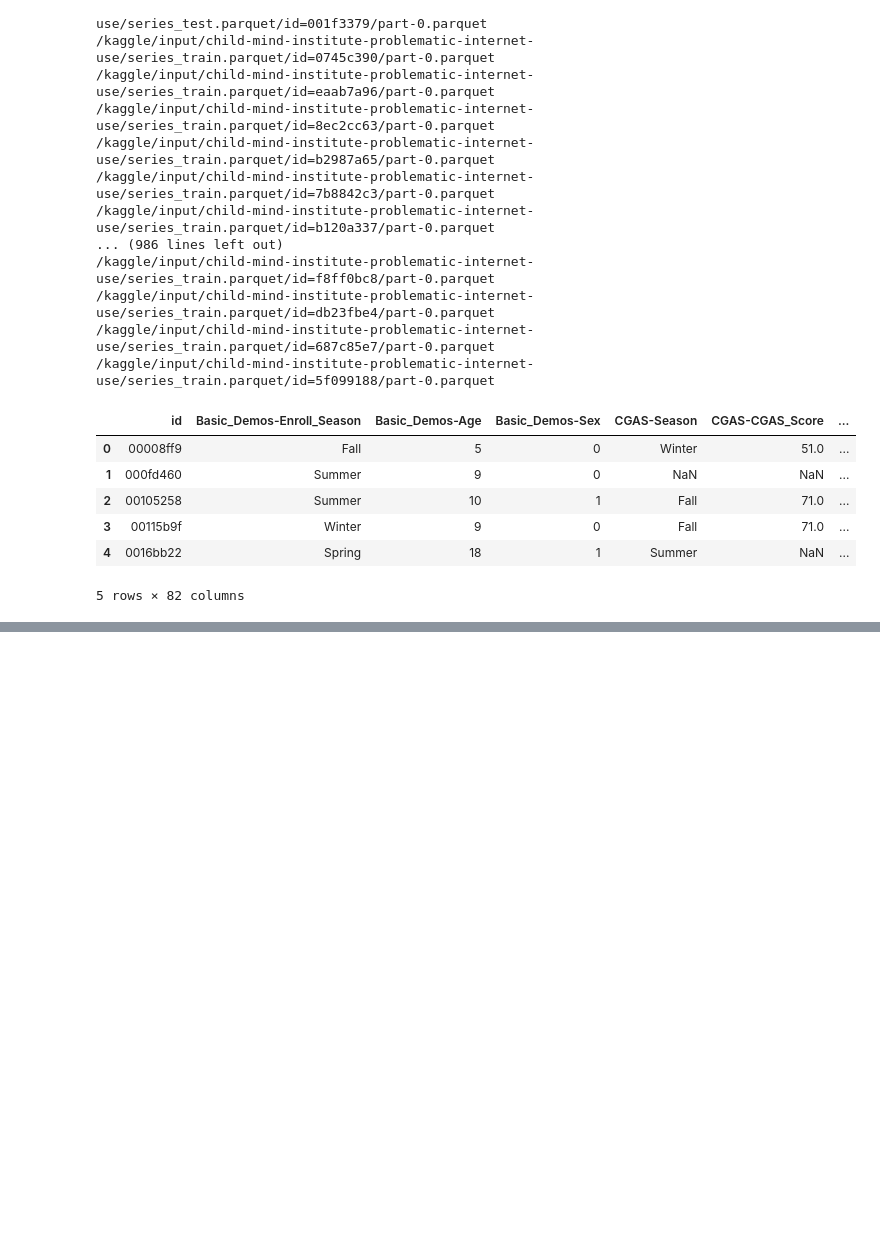
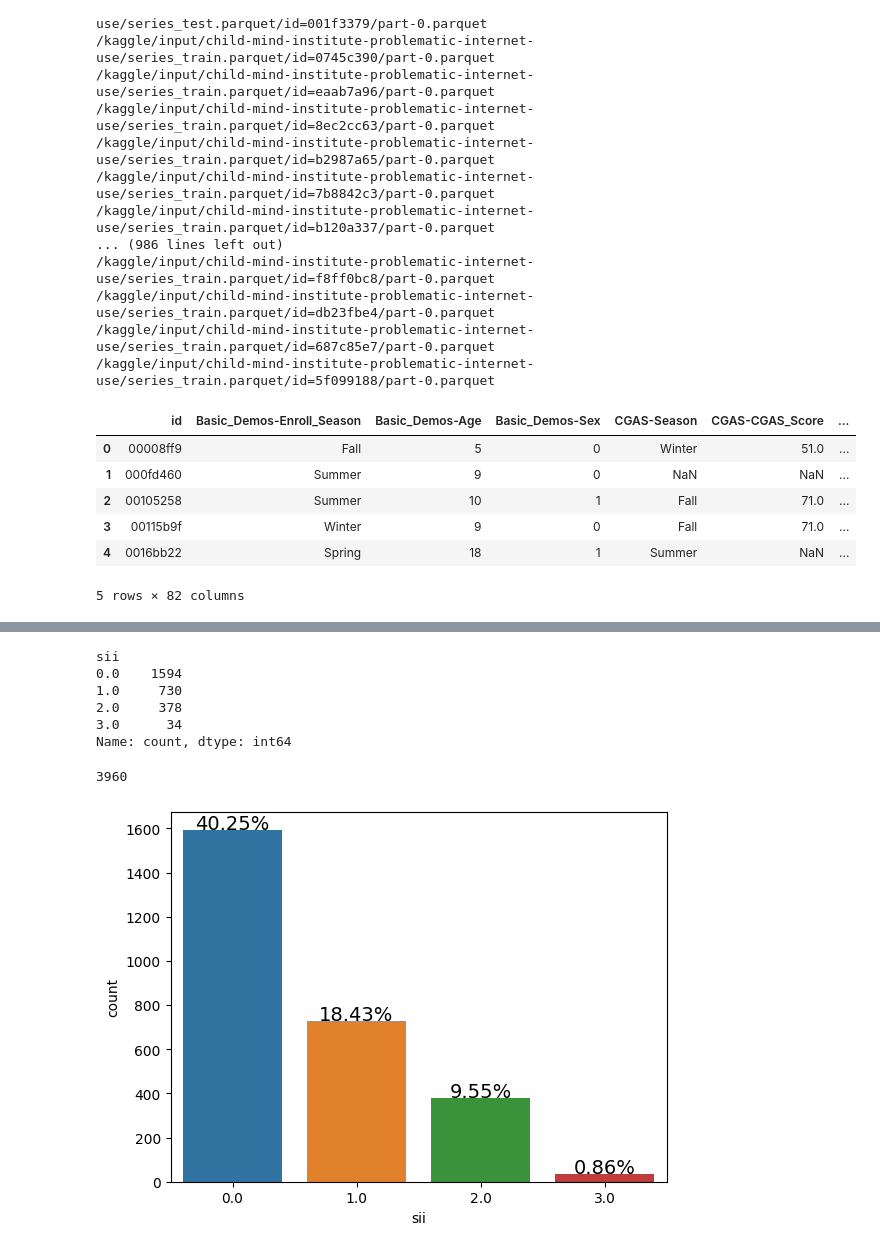
Before and after one commit to dkmachinelearning/dkmachinelearning, a Jupyter notebook: notebook8616b143ee.ipynb, the cells around one changed output, grey strips where cells are left out. Drawn from its saved outputs; the diff is of its cells as text; code cells hidden in the pictures; blank space fills up the shorter version.

Commit message:
Kaggle Notebook | notebook8616b143ee | Version 2

```diff
--- a/notebook8616b143ee.ipynb
+++ b/notebook8616b143ee.ipynb
@@ -35,9 +35,9 @@ for dirname, _, filenames in os.walk('/kaggle/input'):
 /kaggle/input/child-mind-institute-problematic-internet-use/series_train.parquet/id=687c85e7/part-0.parquet
 /kaggle/input/child-mind-institute-problematic-internet-use/series_train.parquet/id=5f099188/part-0.parquet
 # %%
-df = pd.read_csv('/kaggle/input/child-mind-institute-problematic-internet-use/train.csv')
-df = pd.DataFrame(df)
-df.head()
+#Loading training data
+train = pd.read_csv('/kaggle/input/child-mind-institute-problematic-internet-use/train.csv')
+train = pd.DataFrame(train)
 # %% [output]
 |  | id | Basic_Demos-Enroll_Season | Basic_Demos-Age | Basic_Demos-Sex | CGAS-Season | CGAS-CGAS_Score | ... |
 | 0 | 00008ff9 | Fall | 5 | 0 | Winter | 51.0 | ... |
@@ -136,0 +105,25 @@ AttributeError: module 'numba' has no attribute 'generated_jit'
+# %%
+train['sii'].value_counts()
+# %% [output]
+sii
+0.0    1594
+1.0     730
+2.0     378
+3.0      34
+Name: count, dtype: int64
+# %%
+len(train['sii'])
+# %% [output]
+3960
+# %%
+s = sns.countplot(x = 'sii',data = train)
+sizes=[]
+for p in s.patches:
+    height = p.get_height()
+    sizes.append(height)
+    s.text(p.get_x()+p.get_width()/2.,
+            height + 3,
+            '{:1.2f}%'.format(height/len(train)*100),
+            ha="center", fontsize=14)
+# %% [output]
+[figure, added]
```
Also changed, not shown: parts of 16 cells of this notebook.
